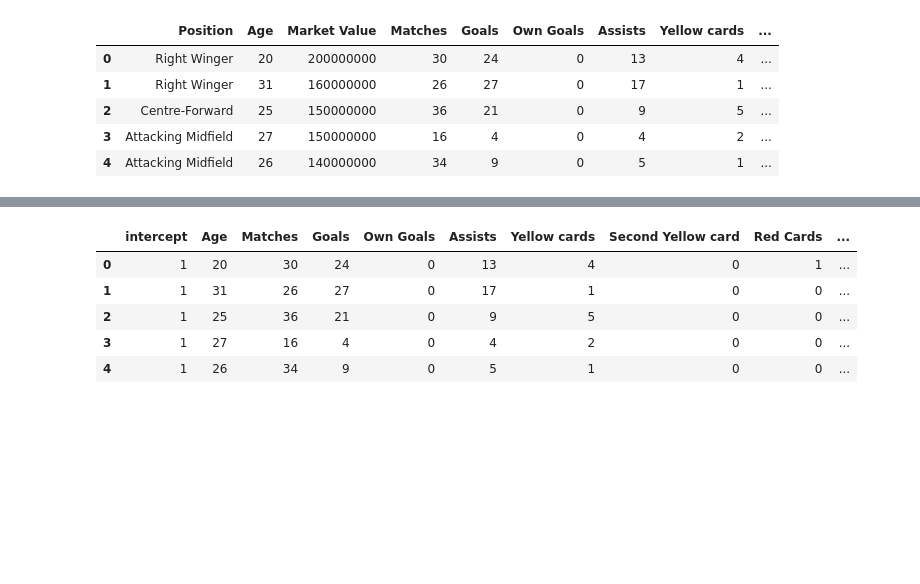
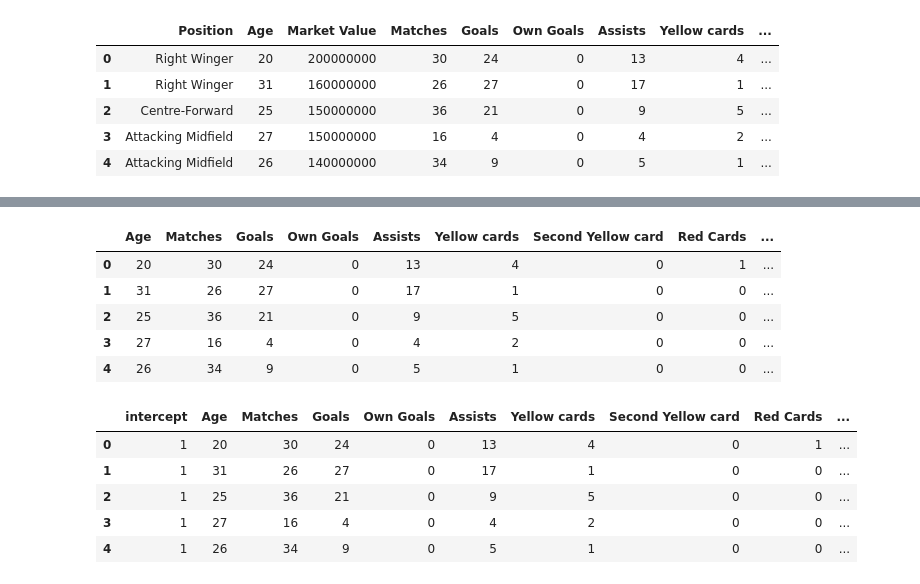
Before and after one commit to Ayoyiinka/Linear-Regression, a Jupyter notebook: marketValueRegression.ipynb, the cells around one changed output, grey strips where cells are left out. Saved outputs shown, nothing was run; the diff lists cells and outputs as text; code cells hidden in the pictures; blank space fills up the shorter version.

```diff
--- a/marketValueRegression.ipynb
+++ b/marketValueRegression.ipynb
@@ -304,6 +227,14 @@ copyFootballData = footballData.copy(deep = True)
 # %%
 copyFootballDataX = copyFootballData.drop(['Position', 'Market Value', 'newPosition'], axis = 1)
 copyFootballDatay = copyFootballData['Market Value']
+copyFootballDataX.head()
+# %% [output]
+|  | Age | Matches | Goals | Own Goals | Assists | Yellow cards | Second Yellow card | Red Cards | ... |
+| 0 | 20 | 30 | 24 | 0 | 13 | 4 | 0 | 1 | ... |
+| 1 | 31 | 26 | 27 | 0 | 17 | 1 | 0 | 0 | ... |
+| 2 | 25 | 36 | 21 | 0 | 9 | 5 | 0 | 0 | ... |
+| 3 | 27 | 16 | 4 | 0 | 4 | 2 | 0 | 0 | ... |
+| 4 | 26 | 34 | 9 | 0 | 5 | 1 | 0 | 0 | ... |
 # %%
 intercept = pd.Series(np.ones((500,)).astype(int))
 copyFootballDataX = pd.concat((intercept.rename('intercept'),copyFootballDataX), axis = 1)
```
Also changed, not shown: parts of 20 cells of this notebook.
